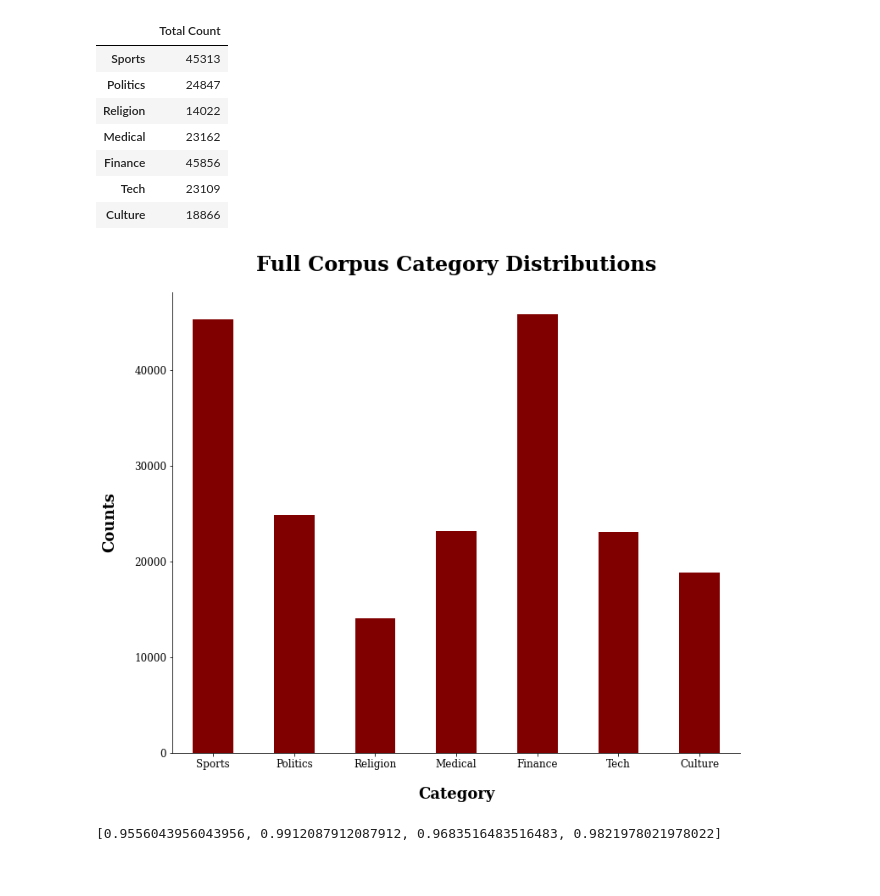
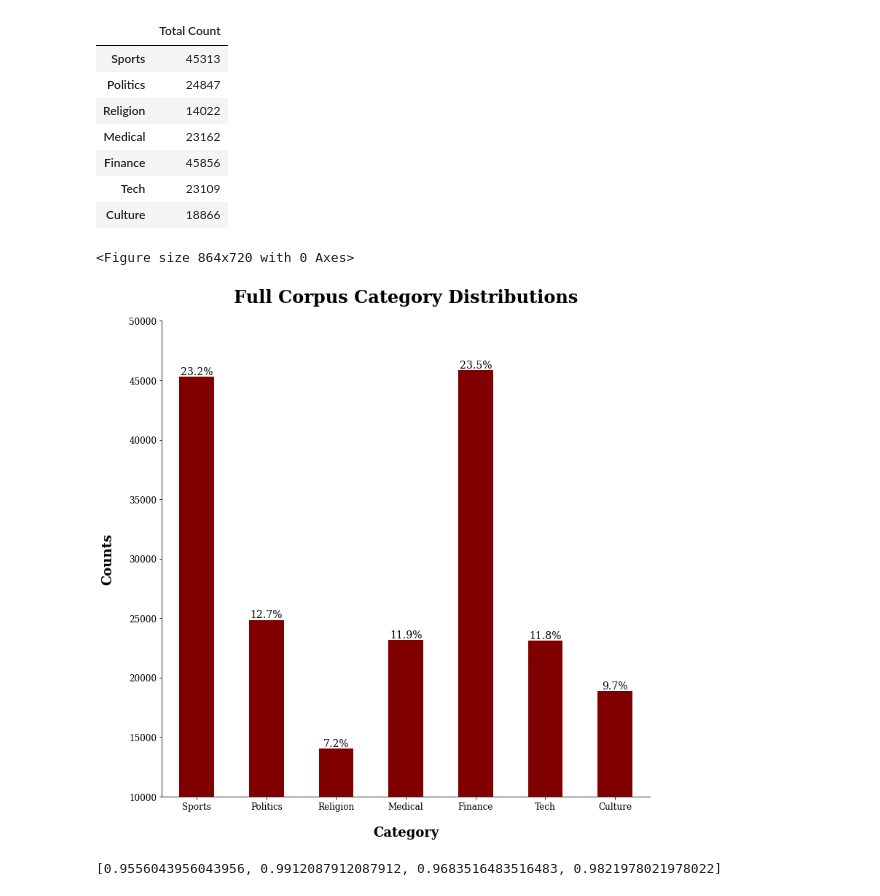
Before and after one commit to iansharff/arabic_news, a Jupyter notebook: 03_visualizations.ipynb, the cells around one changed output. Drawn from its saved outputs; the diff is of its cells as text; code cells hidden in the pictures.

```diff
--- a/03_visualizations.ipynb
+++ b/03_visualizations.ipynb
@@ -80,7 +85,7 @@ with plt.style.context('images/presentation.mplstyle'):
     ax.set_title('Document Category Distribution by Source')
     ax.set_xlabel('Category')
     ax.set_ylabel('Counts')
-    ax.legend(fontsize=14)
+    ax.legend(fontsize=11, title='News Source', title_fontsize=12)
 
     plt.savefig('images/source_counts_presentation.png')
 # %% [output]
@@ -97,18 +102,31 @@ class_counts_df
 | Finance | 45856 |
 | Tech | 23109 |
 | Culture | 18866 |
+# %%
+percent_frequencies = (class_counts_df / class_counts_df['Total Count'].sum()).values.flatten()
 # %%
 with plt.style.context('images/presentation.mplstyle'):
-    fig, ax = plt.subplots(figsize=(12, 10))
+    fig = plt.figure(figsize=(12, 10))
 
-    class_counts_df.plot.bar(ax=ax, rot=0, legend=False)
+    ax = class_counts_df.plot.bar(rot=0, legend=False)
+    rects = ax.patches
+    labels = [f'{freq:.1%}' for freq in percent_frequencies]
+
+    for rect, label in zip(rects, labels):
+        height = rect.get_height()
+        ax.text(
+            rect.get_x() + rect.get_width() / 2, height, label, ha="center", va="bottom", size=14
+        )
+
     ax.set_title('Full Corpus Category Distributions')
     ax.set_xlabel('Category')
     ax.set_ylabel('Counts')
+    ax.set_ylim(10_000, 50_000)
 
-    plt.savefig('images/class_count_presentation.png')
+    plt.savefig('images/class_count_presentation.png');
 # %% [output]
+<Figure size 864x720 with 0 Axes>
-[figure, old version]
+[figure, new version]
 # %%
 baseline_scores = misc.load('outputs/evaluations/baseline_scores_df.pkl')
 testing_accuracies = list(baseline_scores['Testing'])
```
Also changed, not shown: parts of 8 cells of this notebook, 2 other files.
